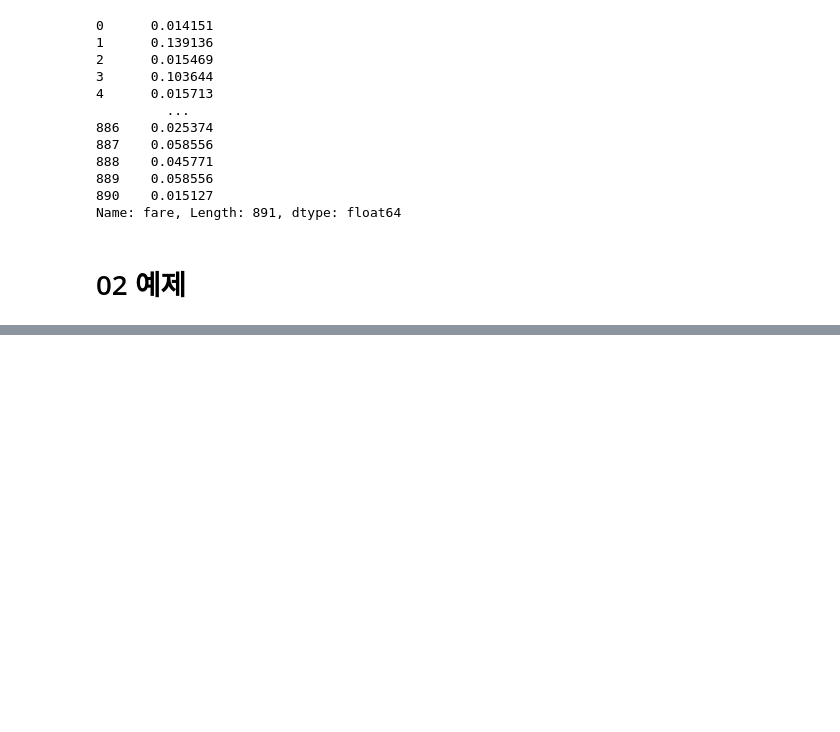
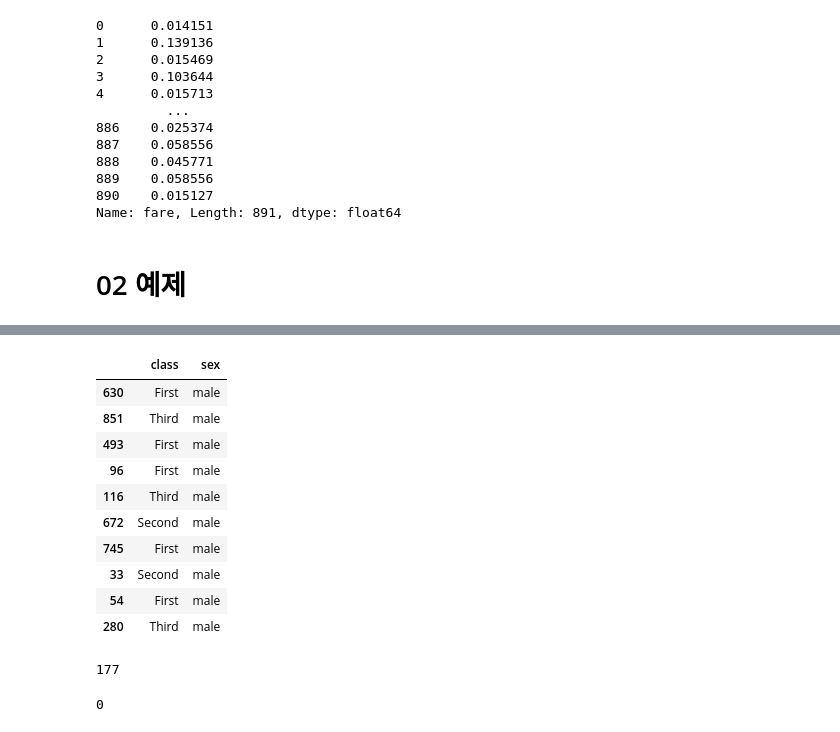
Before and after one commit to joo9810/Study, a Jupyter notebook: 빅데이터분석기사/part2/1유형/CHAPTER01.ipynb, the cells around one changed output, grey strips where cells are left out. Cells and saved outputs as stored; diff of their text form; code cells hidden in the pictures; blank space fills up the shorter version.

```diff
--- a/빅데이터분석기사/part2/1유형/CHAPTER01.ipynb
+++ b/빅데이터분석기사/part2/1유형/CHAPTER01.ipynb
@@ -387,0 +484,34 @@ mtcars = pd.read_csv('mtcars.csv')
+# %%
+# 'class'과 'sex' 열 선택
+result = top_10[['class', 'sex']]
+
+result
+# %% [output]
+|  | class | sex |
+| 630 | First | male |
+| 851 | Third | male |
+| 493 | First | male |
+| 96 | First | male |
+| 116 | Third | male |
+| 672 | Second | male |
+| 745 | First | male |
+| 33 | Second | male |
+| 54 | First | male |
+| 280 | Third | male |
+# %%
+# 2. Age의 결측값을 평균으로 채우고, Age를 표준정규분포로 스케일링한 값을 Age_scale 열에 저장하시오. 답안은 print(df['Age_scale]) 형태로 출력하시오.
+import pandas as pd
+df2 = df.copy()
+
+# age의 결측값 확인
+df['age'].isna().sum()
+# %% [output]
+177
+# %%
+# Age 열의 결측값 처리 (평균값으로 대체)
+mean_age = df['age'].mean()
+df['age'].fillna(mean_age, inplace=True)
+
+df['age'].isna().sum()
+# %% [output]
+0
```
Also changed, not shown: parts of 11 cells of this notebook.
